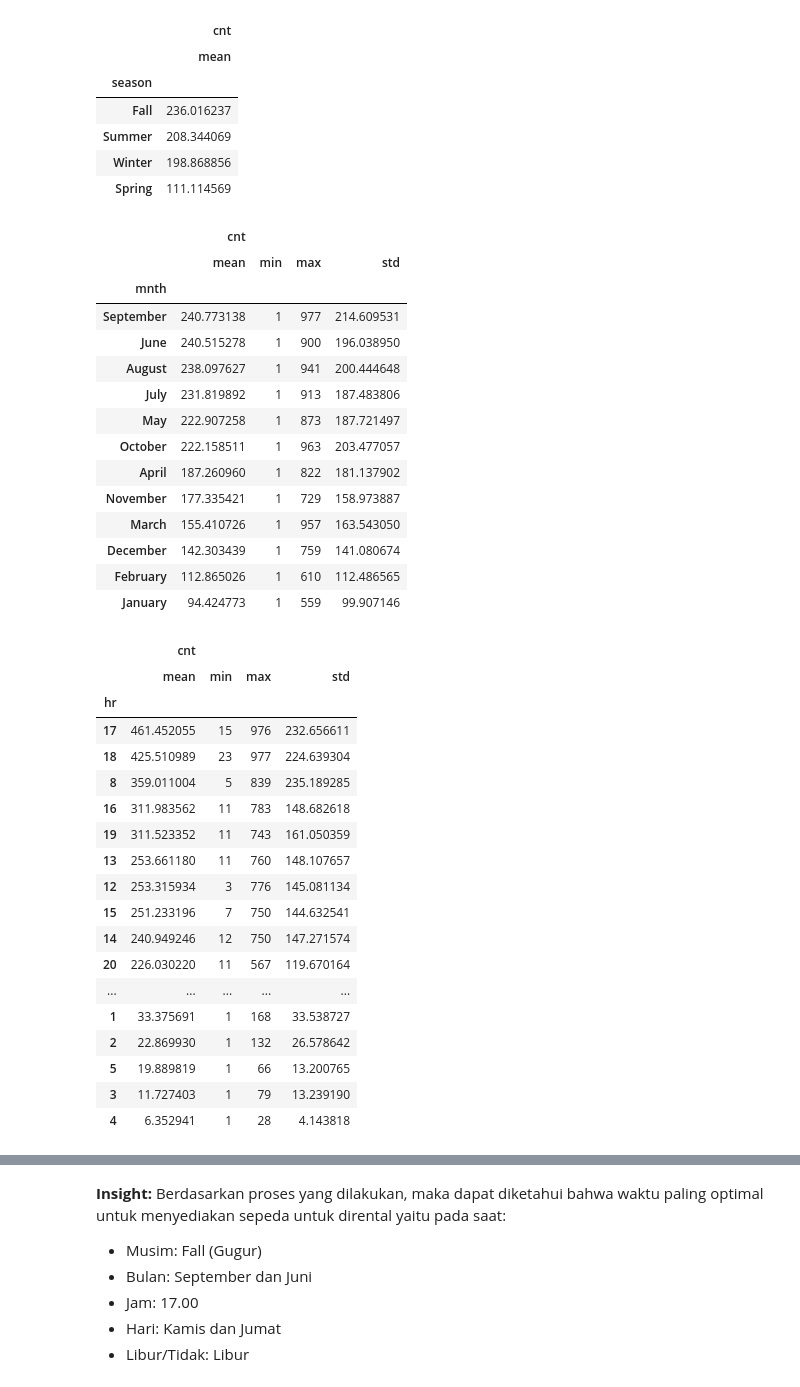
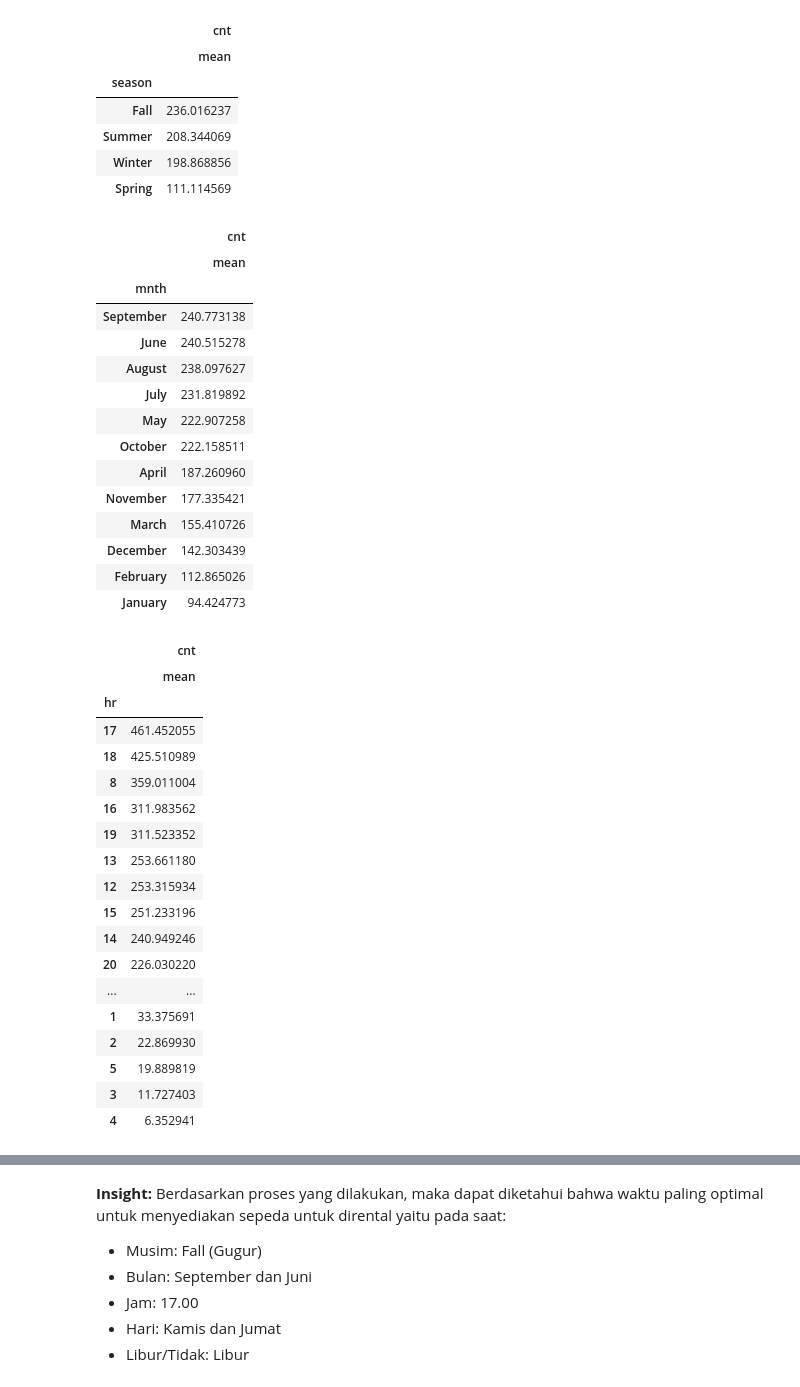
Before and after one commit to aljauzr/pad-submission-dicoding, a Jupyter notebook: notebook.ipynb, the cells around one changed output, grey strips where cells are left out. Drawn from its saved outputs; the diff is of its cells as text; code cells hidden in the pictures.

```diff
--- a/notebook.ipynb
+++ b/notebook.ipynb
@@ -339,49 +339,49 @@ hour_df.groupby(by="season").agg({
 # %%
 # Mengetahui pada bulan apa rata-rata sepeda dirental oleh keseluruhan pelanggan
 hour_df.groupby(by="mnth").agg({
-    "cnt": ["mean", "min", "max", "std"]
+    "cnt": ["mean"]
 }).sort_values(by=("cnt", "mean"), ascending=False)
 # %% [output]
-|  | cnt |  |  |  |
-|  | mean | min | max | std |
-| mnth |  |  |  |  |
-| September | 240.773138 | 1 | 977 | 214.609531 |
-| June | 240.515278 | 1 | 900 | 196.038950 |
-| August | 238.097627 | 1 | 941 | 200.444648 |
-| July | 231.819892 | 1 | 913 | 187.483806 |
-| May | 222.907258 | 1 | 873 | 187.721497 |
-| October | 222.158511 | 1 | 963 | 203.477057 |
-| April | 187.260960 | 1 | 822 | 181.137902 |
-| November | 177.335421 | 1 | 729 | 158.973887 |
-| March | 155.410726 | 1 | 957 | 163.543050 |
-| December | 142.303439 | 1 | 759 | 141.080674 |
-| February | 112.865026 | 1 | 610 | 112.486565 |
-| January | 94.424773 | 1 | 559 | 99.907146 |
+|  | cnt |
+|  | mean |
+| mnth |  |
+| September | 240.773138 |
+| June | 240.515278 |
+| August | 238.097627 |
+| July | 231.819892 |
+| May | 222.907258 |
+| October | 222.158511 |
+| April | 187.260960 |
+| November | 177.335421 |
+| March | 155.410726 |
+| December | 142.303439 |
+| February | 112.865026 |
+| January | 94.424773 |
 # %%
 # Mengetahui pada jam berapa rata-rata sepeda dirental oleh keseluruhan pelanggan
 hour_df.groupby(by="hr").agg({
-    "cnt": ["mean", "min", "max", "std"]
+    "cnt": ["mean"]
 }).sort_values(by=("cnt", "mean"), ascending=False)
 # %% [output]
-|  | cnt |  |  |  |
-|  | mean | min | max | std |
-| hr |  |  |  |  |
-| 17 | 461.452055 | 15 | 976 | 232.656611 |
-| 18 | 425.510989 | 23 | 977 | 224.639304 |
-| 8 | 359.011004 | 5 | 839 | 235.189285 |
-| 16 | 311.983562 | 11 | 783 | 148.682618 |
-| 19 | 311.523352 | 11 | 743 | 161.050359 |
-| 13 | 253.661180 | 11 | 760 | 148.107657 |
-| 12 | 253.315934 | 3 | 776 | 145.081134 |
-| 15 | 251.233196 | 7 | 750 | 144.632541 |
-| 14 | 240.949246 | 12 | 750 | 147.271574 |
-| 20 | 226.030220 | 11 | 567 | 119.670164 |
-| ... | ... | ... | ... | ... |
-| 1 | 33.375691 | 1 | 168 | 33.538727 |
-| 2 | 22.869930 | 1 | 132 | 26.578642 |
-| 5 | 19.889819 | 1 | 66 | 13.200765 |
-| 3 | 11.727403 | 1 | 79 | 13.239190 |
-| 4 | 6.352941 | 1 | 28 | 4.143818 |
+|  | cnt |
+|  | mean |
+| hr |  |
+| 17 | 461.452055 |
+| 18 | 425.510989 |
+| 8 | 359.011004 |
+| 16 | 311.983562 |
+| 19 | 311.523352 |
+| 13 | 253.661180 |
+| 12 | 253.315934 |
+| 15 | 251.233196 |
+| 14 | 240.949246 |
+| 20 | 226.030220 |
+| ... | ... |
+| 1 | 33.375691 |
+| 2 | 22.869930 |
+| 5 | 19.889819 |
+| 3 | 11.727403 |
+| 4 | 6.352941 |
 # %%
 # Mengetahui pada hari apa rata-rata sepeda dirental oleh keseluruhan pelanggan
 hour_df.groupby(by="weekday").agg({
```
Also changed, not shown: parts of 3 cells of this notebook.
